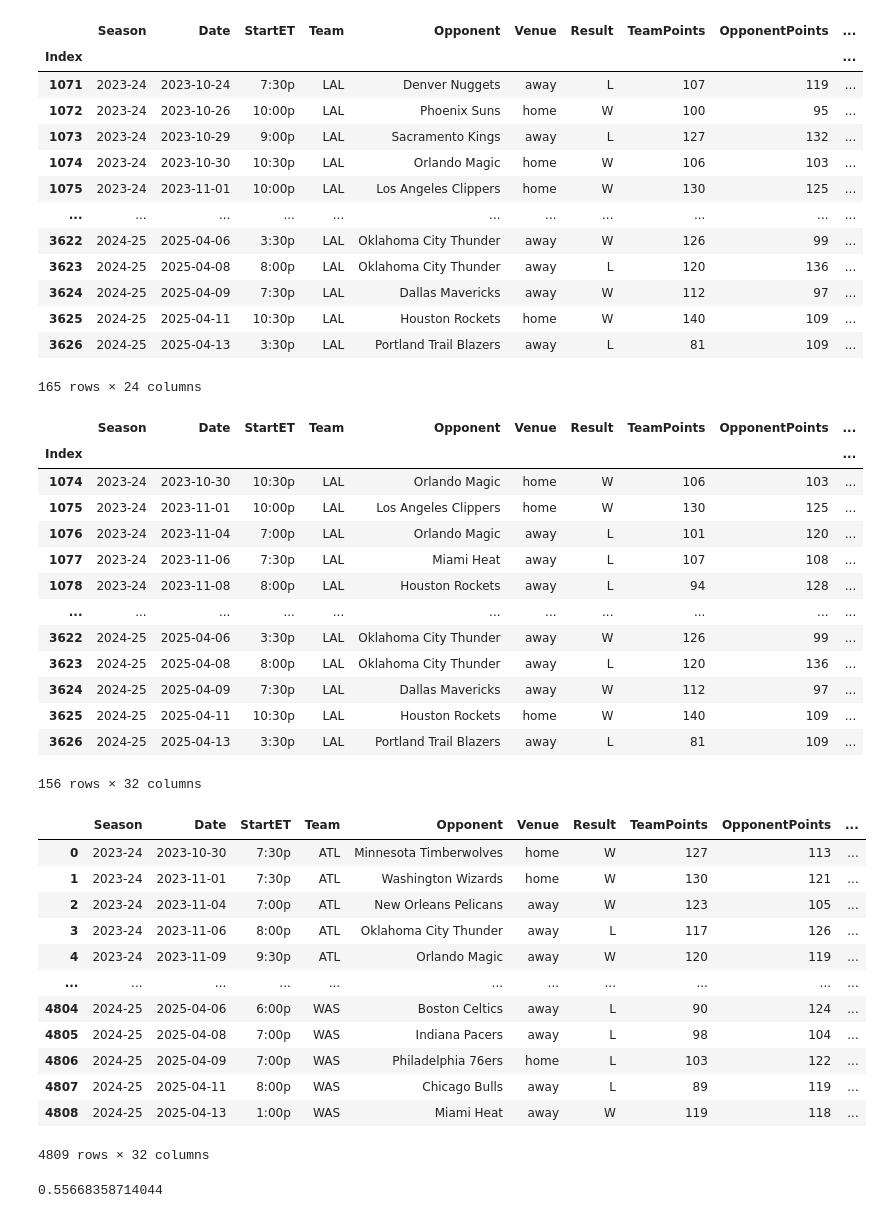
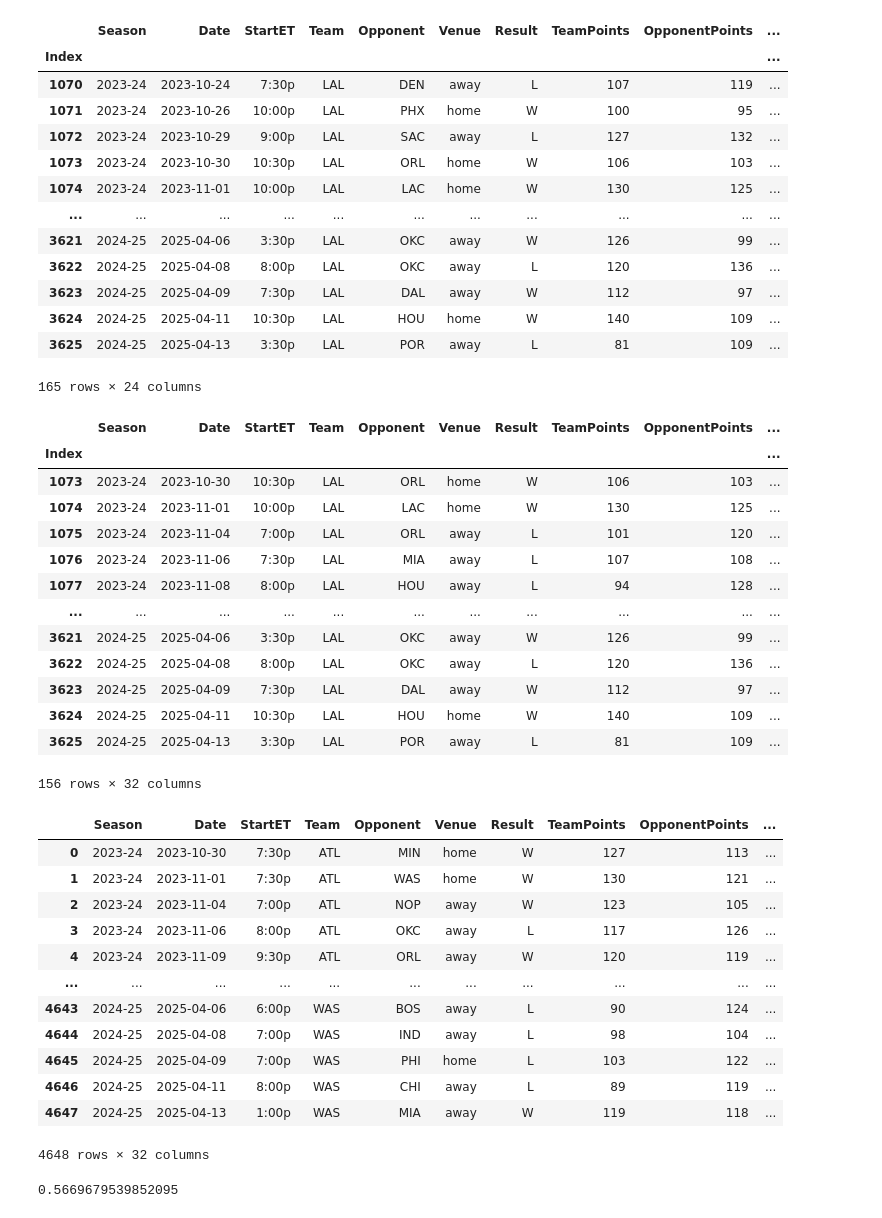
Before and after one commit to gchris2024/predicting-nba-matches, a Jupyter notebook: training.ipynb, the cells around one changed output. Saved outputs shown, nothing was run; the diff lists cells and outputs as text; code cells hidden in the pictures.

```diff
--- a/training.ipynb
+++ b/training.ipynb
@@ -4,4 +4,5 @@ from sklearn.ensemble import RandomForestClassifier
 from sklearn.metrics import accuracy_score
 from sklearn.metrics import precision_score
 # %%
-matches = pd.read_csv('nba_games_full.csv', index_col=0)
+matches = pd.read_csv('nba_games_normalized.csv', index_col=0)
+matches
@@ -44,17 +60,17 @@ group
 # %% [output]
 |  | Season | Date | StartET | Team | Opponent | Venue | Result | TeamPoints | OpponentPoints | ... |
 | Index |  |  |  |  |  |  |  |  |  | ... |
-| 1071 | 2023-24 | 2023-10-24 | 7:30p | LAL | Denver Nuggets | away | L | 107 | 119 | ... |
-| 1072 | 2023-24 | 2023-10-26 | 10:00p | LAL | Phoenix Suns | home | W | 100 | 95 | ... |
-| 1073 | 2023-24 | 2023-10-29 | 9:00p | LAL | Sacramento Kings | away | L | 127 | 132 | ... |
-| 1074 | 2023-24 | 2023-10-30 | 10:30p | LAL | Orlando Magic | home | W | 106 | 103 | ... |
-| 1075 | 2023-24 | 2023-11-01 | 10:00p | LAL | Los Angeles Clippers | home | W | 130 | 125 | ... |
+| 1070 | 2023-24 | 2023-10-24 | 7:30p | LAL | DEN | away | L | 107 | 119 | ... |
+| 1071 | 2023-24 | 2023-10-26 | 10:00p | LAL | PHX | home | W | 100 | 95 | ... |
+| 1072 | 2023-24 | 2023-10-29 | 9:00p | LAL | SAC | away | L | 127 | 132 | ... |
+| 1073 | 2023-24 | 2023-10-30 | 10:30p | LAL | ORL | home | W | 106 | 103 | ... |
+| 1074 | 2023-24 | 2023-11-01 | 10:00p | LAL | LAC | home | W | 130 | 125 | ... |
 | ... | ... | ... | ... | ... | ... | ... | ... | ... | ... | ... |
-| 3622 | 2024-25 | 2025-04-06 | 3:30p | LAL | Oklahoma City Thunder | away | W | 126 | 99 | ... |
-| 3623 | 2024-25 | 2025-04-08 | 8:00p | LAL | Oklahoma City Thunder | away | L | 120 | 136 | ... |
-| 3624 | 2024-25 | 2025-04-09 | 7:30p | LAL | Dallas Mavericks | away | W | 112 | 97 | ... |
-| 3625 | 2024-25 | 2025-04-11 | 10:30p | LAL | Houston Rockets | home | W | 140 | 109 | ... |
-| 3626 | 2024-25 | 2025-04-13 | 3:30p | LAL | Portland Trail Blazers | away | L | 81 | 109 | ... |
+| 3621 | 2024-25 | 2025-04-06 | 3:30p | LAL | OKC | away | W | 126 | 99 | ... |
+| 3622 | 2024-25 | 2025-04-08 | 8:00p | LAL | OKC | away | L | 120 | 136 | ... |
+| 3623 | 2024-25 | 2025-04-09 | 7:30p | LAL | DAL | away | W | 112 | 97 | ... |
+| 3624 | 2024-25 | 2025-04-11 | 10:30p | LAL | HOU | home | W | 140 | 109 | ... |
+| 3625 | 2024-25 | 2025-04-13 | 3:30p | LAL | POR | away | L | 81 | 109 | ... |
 165 rows × 24 columns
 # %%
 def rolling_averages(group, cols, new_cols):
@@ -73,37 +89,42 @@ rolling_averages(group, cols, new_cols)
 # %% [output]
 |  | Season | Date | StartET | Team | Opponent | Venue | Result | TeamPoints | OpponentPoints | ... |
 | Index |  |  |  |  |  |  |  |  |  | ... |
-| 1074 | 2023-24 | 2023-10-30 | 10:30p | LAL | Orlando Magic | home | W | 106 | 103 | ... |
-| 1075 | 2023-24 | 2023-11-01 | 10:00p | LAL | Los Angeles Clippers | home | W | 130 | 125 | ... |
-| 1076 | 2023-24 | 2023-11-04 | 7:00p | LAL | Orlando Magic | away | L | 101 | 120 | ... |
-| 1077 | 2023-24 | 2023-11-06 | 7:30p | LAL | Miami Heat | away | L | 107 | 108 | ... |
-| 1078 | 2023-24 | 2023-11-08 | 8:00p | LAL | Houston Rockets | away | L | 94 | 128 | ... |
+| 1073 | 2023-24 | 2023-10-30 | 10:30p | LAL | ORL | home | W | 106 | 103 | ... |
+| 1074 | 2023-24 | 2023-11-01 | 10:00p | LAL | LAC | home | W | 130 | 125 | ... |
+| 1075 | 2023-24 | 2023-11-04 | 7:00p | LAL | ORL | away | L | 101 | 120 | ... |
+| 1076 | 2023-24 | 2023-11-06 | 7:30p | LAL | MIA | away | L | 107 | 108 | ... |
+| 1077 | 2023-24 | 2023-11-08 | 8:00p | LAL | HOU | away | L | 94 | 128 | ... |
 | ... | ... | ... | ... | ... | ... | ... | ... | ... | ... | ... |
-| 3622 | 2024-25 | 2025-04-06 | 3:30p | LAL | Oklahoma City Thunder | away | W | 126 | 99 | ... |
-| 3623 | 2024-25 | 2025-04-08 | 8:00p | LAL | Oklahoma City Thunder | away | L | 120 | 136 | ... |
-| 3624 | 2024-25 | 2025-04-09 | 7:30p | LAL | Dallas Mavericks | away | W | 112 | 97 | ... |
-| 3625 | 2024-25 | 2025-04-11 | 10:30p | LAL | Houston Rockets | home | W | 140 | 109 | ... |
-| 3626 | 2024-25 | 2025-04-13 | 3:30p | LAL | Portland Trail Blazers | away | L | 81 | 109 | ... |
+| 3621 | 2024-25 | 2025-04-06 | 3:30p | LAL | OKC | away | W | 126 | 99 | ... |
+| 3622 | 2024-25 | 2025-04-08 | 8:00p | LAL | OKC | away | L | 120 | 136 | ... |
+| 3623 | 2024-25 | 2025-04-09 | 7:30p | LAL | DAL | away | W | 112 | 97 | ... |
+| 3624 | 2024-25 | 2025-04-11 | 10:30p | LAL | HOU | home | W | 140 | 109 | ... |
+| 3625 | 2024-25 | 2025-04-13 | 3:30p | LAL | POR | away | L | 81 | 109 | ... |
 156 rows × 32 columns
 # %%
-matches_rolling = matches.groupby("Team").apply(lambda x: rolling_averages(x, cols, new_cols))
-# matches_rolling = matches_rolling.droplevel("Team") # drop the extra index level added by groupby
-matches_rolling.index = range(matches_rolling.shape[0]) # reset index
+parts = []
+
+for team, group in matches.groupby("Team", sort=False):
+    # workaround for groupby().apply() FutureWarning
+    part = rolling_averages(group.copy(), cols, new_cols)
+    parts.append(part)
+
+matches_rolling = pd.concat(parts, ignore_index=True)
 matches_rolling
 # %% [output]
 |  | Season | Date | StartET | Team | Opponent | Venue | Result | TeamPoints | OpponentPoints | ... |
-| 0 | 2023-24 | 2023-10-30 | 7:30p | ATL | Minnesota Timberwolves | home | W | 127 | 113 | ... |
-| 1 | 2023-24 | 2023-11-01 | 7:30p | ATL | Washington Wizards | home | W | 130 | 121 | ... |
-| 2 | 2023-24 | 2023-11-04 | 7:00p | ATL | New Orleans Pelicans | away | W | 123 | 105 | ... |
-| 3 | 2023-24 | 2023-11-06 | 8:00p | ATL | Oklahoma City Thunder | away | L | 117 | 126 | ... |
-| 4 | 2023-24 | 2023-11-09 | 9:30p | ATL | Orlando Magic | away | W | 120 | 119 | ... |
+| 0 | 2023-24 | 2023-10-30 | 7:30p | ATL | MIN | home | W | 127 | 113 | ... |
+| 1 | 2023-24 | 2023-11-01 | 7:30p | ATL | WAS | home | W | 130 | 121 | ... |
+| 2 | 2023-24 | 2023-11-04 | 7:00p | ATL | NOP | away | W | 123 | 105 | ... |
+| 3 | 2023-24 | 2023-11-06 | 8:00p | ATL | OKC | away | L | 117 | 126 | ... |
+| 4 | 2023-24 | 2023-11-09 | 9:30p | ATL | ORL | away | W | 120 | 119 | ... |
 | ... | ... | ... | ... | ... | ... | ... | ... | ... | ... | ... |
-| 4804 | 2024-25 | 2025-04-06 | 6:00p | WAS | Boston Celtics | away | L | 90 | 124 | ... |
-| 4805 | 2024-25 | 2025-04-08 | 7:00p | WAS | Indiana Pacers | away | L | 98 | 104 | ... |
-| 4806 | 2024-25 | 2025-04-09 | 7:00p | WAS | Philadelphia 76ers | home | L | 103 | 122 | ... |
-| 4807 | 2024-25 | 2025-04-11 | 8:00p | WAS | Chicago Bulls | away | L | 89 | 119 | ... |
-| 4808 | 2024-25 | 2025-04-13 | 1:00p | WAS | Miami Heat | away | W | 119 | 118 | ... |
+| 4643 | 2024-25 | 2025-04-06 | 6:00p | WAS | BOS | away | L | 90 | 124 | ... |
+| 4644 | 2024-25 | 2025-04-08 | 7:00p | WAS | IND | away | L | 98 | 104 | ... |
+| 4645 | 2024-25 | 2025-04-09 | 7:00p | WAS | PHI | home | L | 103 | 122 | ... |
+| 4646 | 2024-25 | 2025-04-11 | 8:00p | WAS | CHI | away | L | 89 | 119 | ... |
+| 4647 | 2024-25 | 2025-04-13 | 1:00p | WAS | MIA | away | W | 119 | 118 | ... |
-4809 rows × 32 columns
+4648 rows × 32 columns
 # %%
 def make_predictions(data, predictors):
   training_set = data[data["date"] < '2024-09-30']
@@ -116,6 +137,6 @@ def make_predictions(data, predictors):
 # %%
 combined, precision = make_predictions(matches_rolling, predictors + new_cols)
 # %%
-combined
+precision
 # %% [output]
-0.55668358714044
+0.5669679539852095
```
Also changed, not shown: parts of 3 cells of this notebook.
